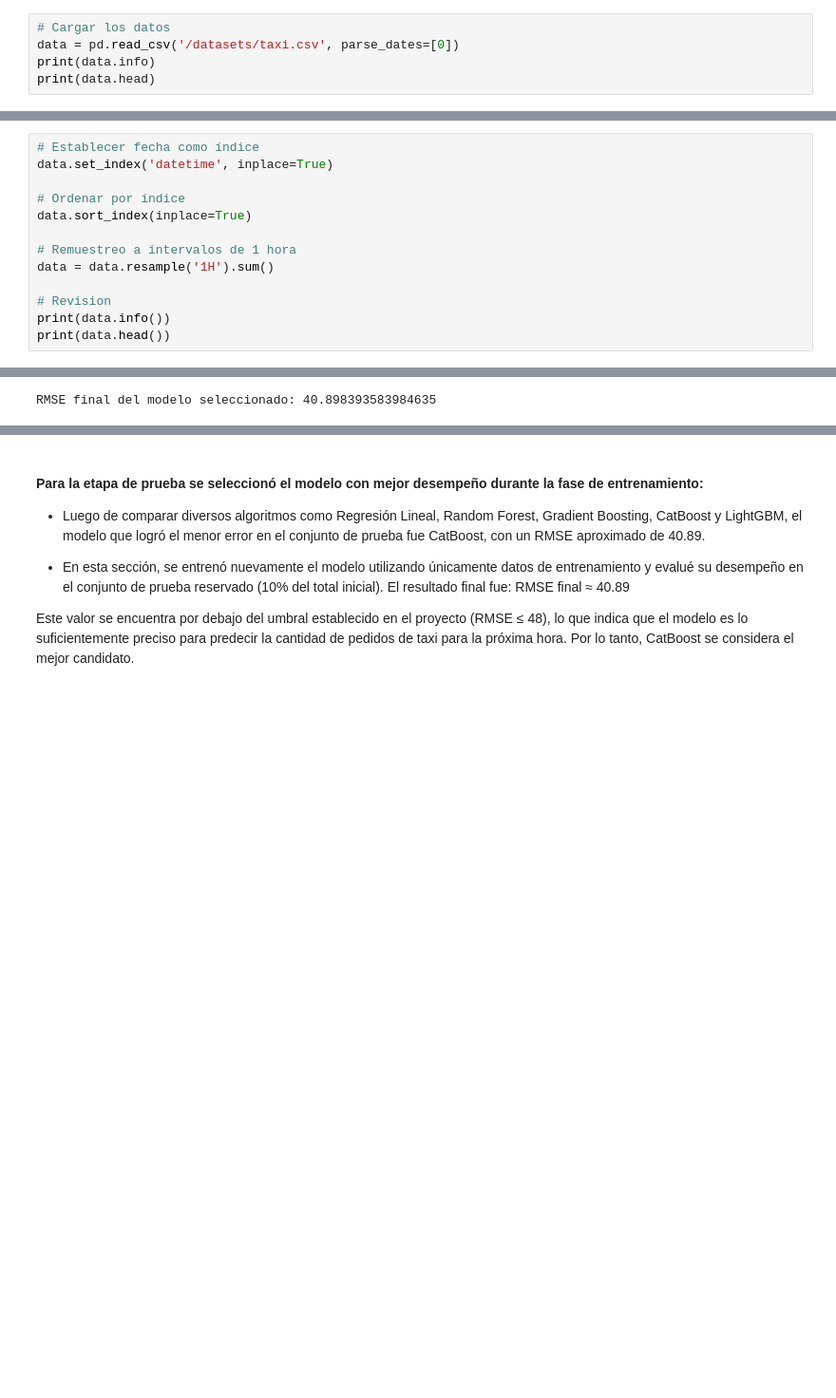
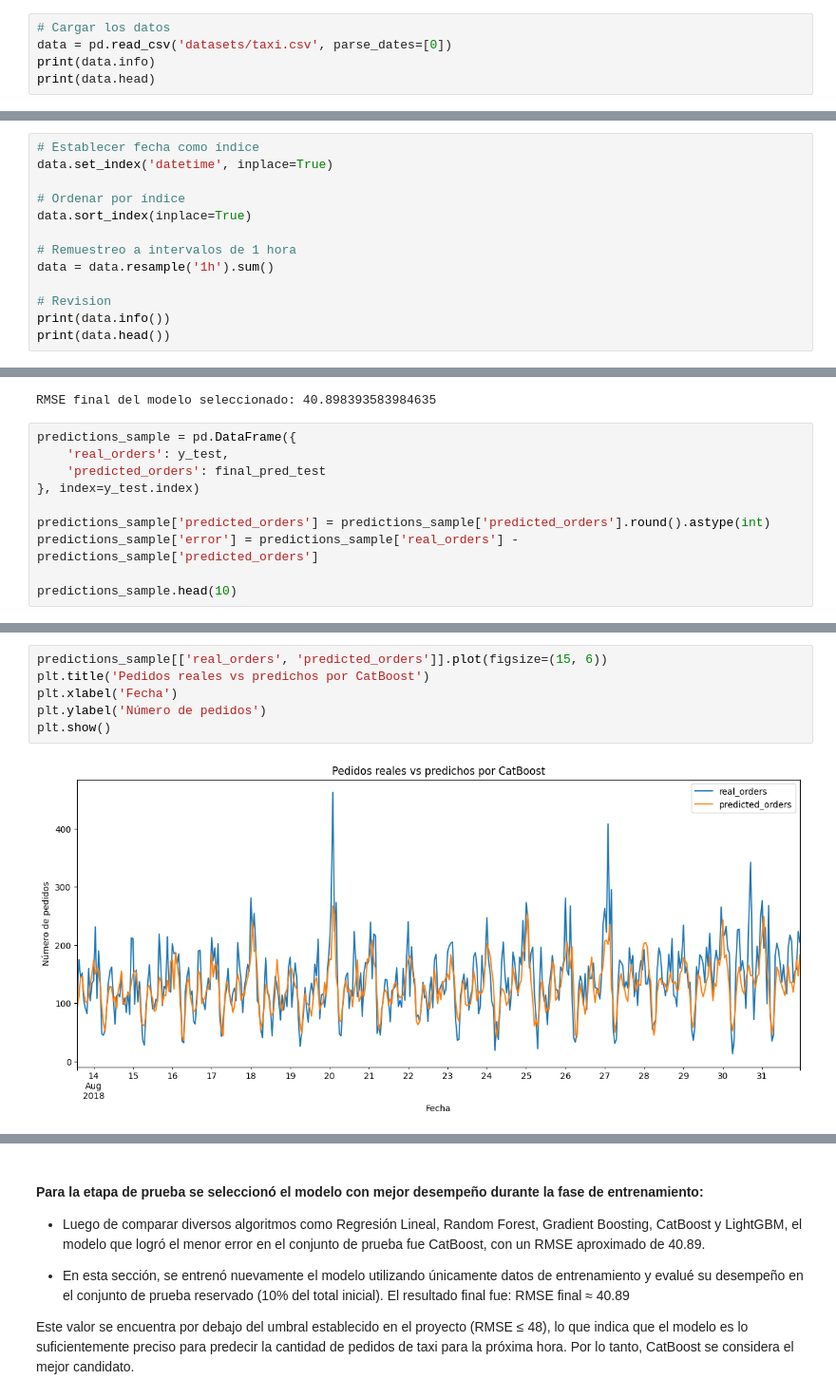
Before and after one commit to Lorena885/Airport-Taxi-Demand-Prediction-Model, a Jupyter notebook: notebook taxi demand.ipynb, the cells around one changed output, grey strips where cells are left out. Shown at 95% size. Saved outputs shown, nothing was run; the diff lists cells and outputs as text; blank space fills up the shorter version.

Commit message:
test model catboost

```diff
--- a/notebook taxi demand.ipynb
+++ b/notebook taxi demand.ipynb
@@ -33,7 +35,7 @@ from catboost import CatBoostRegressor
 from lightgbm import LGBMRegressor
 # %%
 # Cargar los datos
-data = pd.read_csv('/datasets/taxi.csv', parse_dates=[0])
+data = pd.read_csv('datasets/taxi.csv', parse_dates=[0])
 print(data.info)
 print(data.head)
 # %% [output]
@@ -62,7 +64,7 @@ data.set_index('datetime', inplace=True)
 data.sort_index(inplace=True)
 
 # Remuestreo a intervalos de 1 hora
-data = data.resample('1H').sum()
+data = data.resample('1h').sum()
 
 # Revision
 print(data.info())
@@ -417,3 +420,13 @@ final_rmse = np.sqrt(mean_squared_error(y_test, final_pred_test))
 print("RMSE final del modelo seleccionado:", final_rmse)
 # %% [output]
 RMSE final del modelo seleccionado: 40.898393583984635
+# %%
+predictions_sample = pd.DataFrame({
+    'real_orders': y_test,
+    'predicted_orders': final_pred_test
+}, index=y_test.index)
+
+predictions_sample['predicted_orders'] = predictions_sample['predicted_orders'].round().astype(int)
+predictions_sample['error'] = predictions_sample['real_orders'] - predictions_sample['predicted_orders']
+
+predictions_sample.head(10)
@@ -419,0 +468,8 @@ RMSE final del modelo seleccionado: 40.898393583984635
+# %%
+predictions_sample[['real_orders', 'predicted_orders']].plot(figsize=(15, 6))
+plt.title('Pedidos reales vs predichos por CatBoost')
+plt.xlabel('Fecha')
+plt.ylabel('Número de pedidos')
+plt.show()
+# %% [output]
+[figure, added]
```
Also changed, not shown: parts of 16 cells of this notebook, 4 other files.
